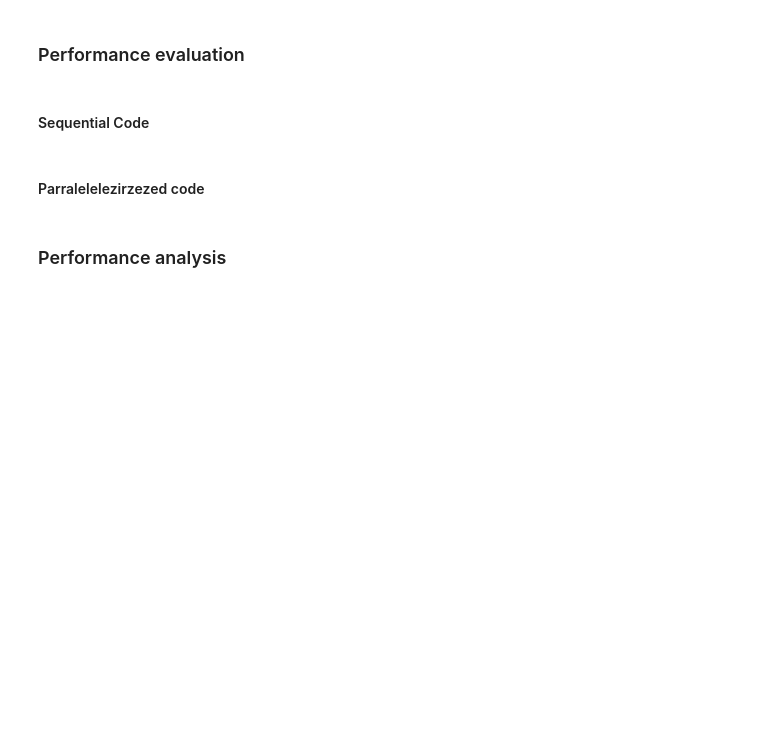
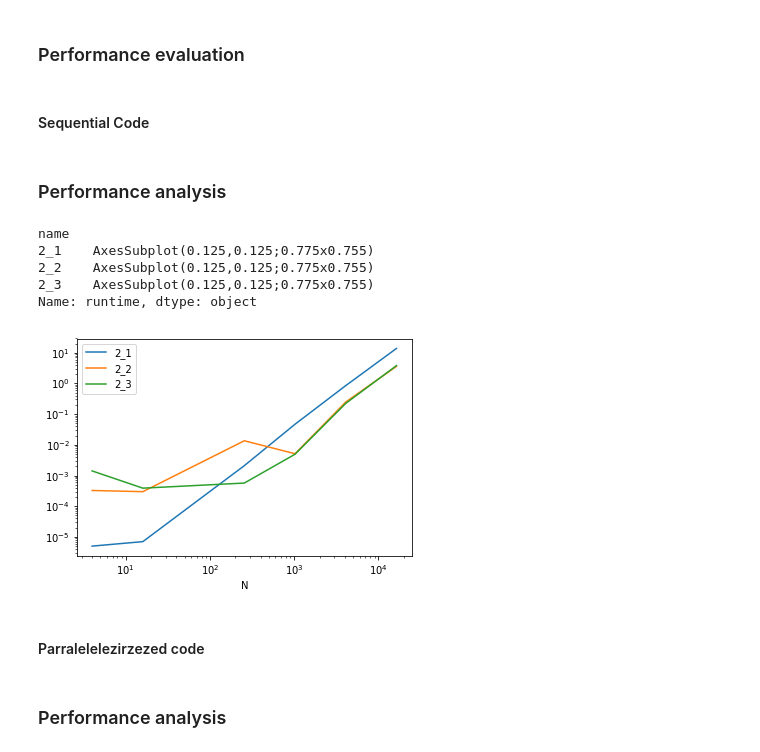
Before and after one commit to CyrilGomes/TP_OPENMP, a Jupyter notebook: src/openmp_tp.ipynb, the cells around one changed output. Cells and saved outputs as stored; diff of their text form; code cells hidden in the pictures; blank space fills up the shorter version.

```diff
--- a/src/openmp_tp.ipynb
+++ b/src/openmp_tp.ipynb
@@ -154,3 +167,36 @@ for n in N:
+# %% [markdown]
+### Performance analysis
+# %%
+import matplotlib.pyplot as plt
+import numpy as np
+from numpy import genfromtxt
+
+import pandas as pd
+
+import warnings
+warnings.filterwarnings('ignore')
+
+df = pd.read_csv('stats_part2.csv',header=0,names=['name','N','M','nrepeats','runtime'],dtype={
+                     'name' : str,
+                     'N': int,
+                     'M': int,
+                     'nrepeats' : int,
+                     'runtime' : float
+                 })
+
+
+df_group = df.groupby('name')
+plt.yscale('log')
+plt.xscale('log')
+df.set_index('N', inplace=True)
+df_group['runtime'].plot(legend=True)
+# %% [output]
+name
+2_1    AxesSubplot(0.125,0.125;0.775x0.755)
+2_2    AxesSubplot(0.125,0.125;0.775x0.755)
+2_3    AxesSubplot(0.125,0.125;0.775x0.755)
+Name: runtime, dtype: object
+[figure, added]
 # %% [markdown]
 #### Parralelelezirzezed code
 # %%
```
Also changed, not shown: parts of 4 cells of this notebook, 6 other files.
